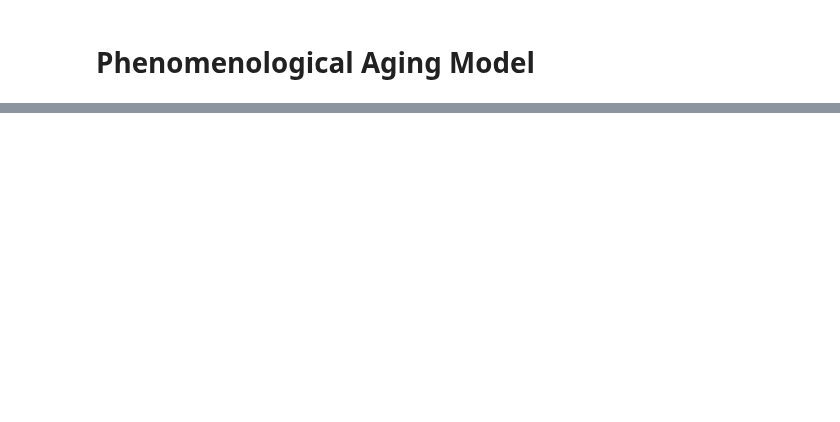
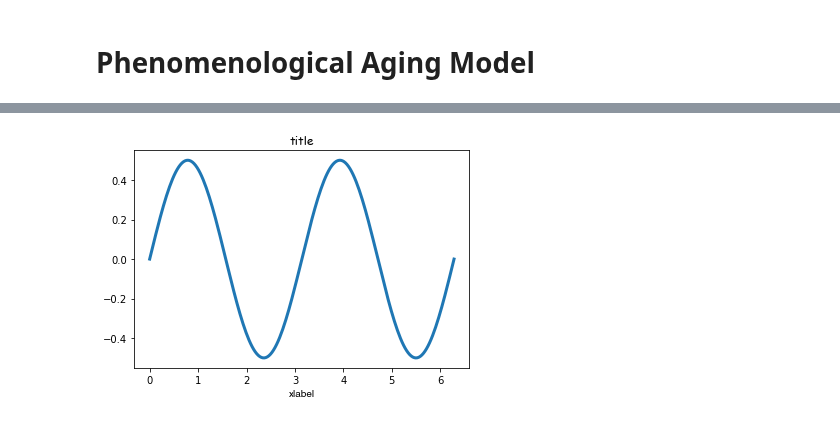
Before and after one commit to Rafther0112/Human_Aging_Research, a Jupyter notebook: phenomenological_model.ipynb, the cells around one changed output, grey strips where cells are left out. Cells and saved outputs as stored; diff of their text form; code cells hidden in the pictures; blank space fills up the shorter version.

```diff
--- a/phenomenological_model.ipynb
+++ b/phenomenological_model.ipynb
@@ -72,0 +78,11 @@ plt.show()
+# %%
+y = np.linspace(0, 2*np.pi, 200)
+plt.plot(y, np.sin(y)*np.cos(y), lw=3, label='$sin(\theta) cos(\theta)$')
+csfont = {'fontname':'Comic Sans MS'}
+hfont = {'fontname':'Helvetica'}
+
+plt.title('title',**csfont)
+plt.xlabel('xlabel', **hfont)
+plt.show()
+# %% [output]
+[figure, added]
```
Also changed, not shown: parts of 4 cells of this notebook.
